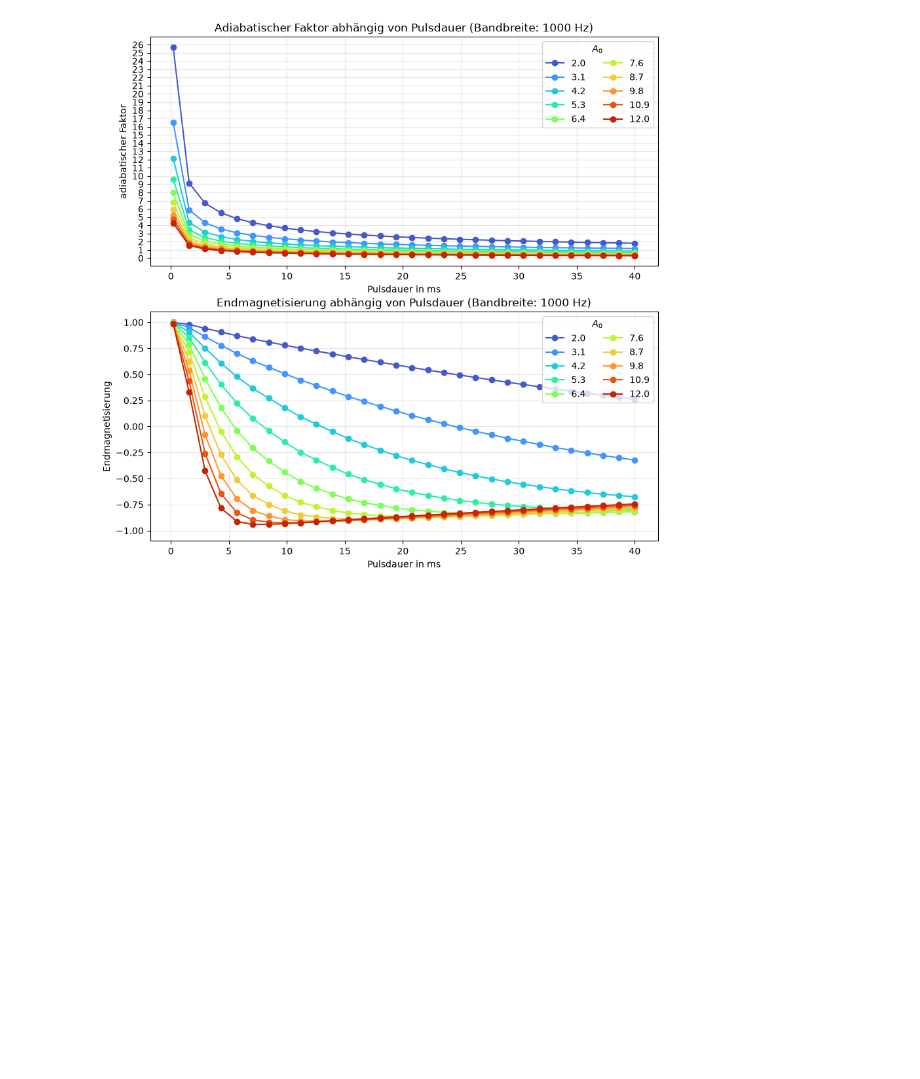
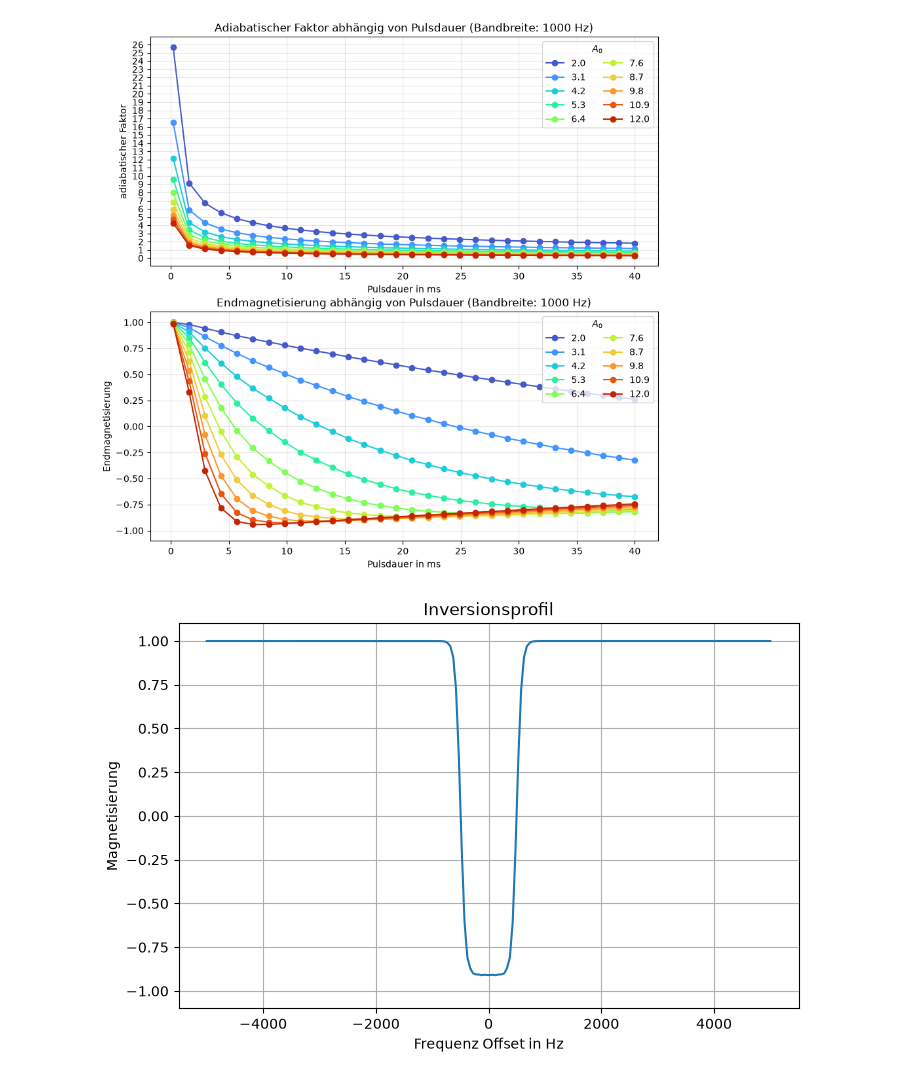
Before and after one commit to viola-schumann/Bloch-hyperbolic-secant, a Jupyter notebook: Sech_Puls_neu.ipynb, the cells around one changed output. Saved outputs shown, nothing was run; the diff lists cells and outputs as text; code cells hidden in the pictures; blank space fills up the shorter version.

Commit message:
erste Schritte Inversionsprofil

```diff
--- a/Sech_Puls_neu.ipynb
+++ b/Sech_Puls_neu.ipynb
@@ -216,7 +224,7 @@ for T_value in T_range:
     ax1[1].set_ylabel(r"$\Delta f$ in Hz")
 
 
-    solutions = solve_ivp(bloch_rot, (t_start, t_end), M0, args=(A0, T_value, sweep_bb, T_1, T_2), t_eval = times)
+    solutions = solve_ivp(bloch_rot, (t_start, t_end), M0, args=(A0, T_value, sweep_bb, T_1, T_2, delta_f), t_eval = times)
     Mzs = solutions.y[2]
 
     ax3.plot(times*1e3, Mzs, label = f"{2*T_value*1e3:.1f}")
@@ -286,7 +294,7 @@ for sweep_value in sweep_range:
     ax1[1].set_ylabel(r"$\Delta f$ in Hz")
 
 
-    solutions = solve_ivp(bloch_rot, (t_start, t_end), M0, args=(A0, T_half, sweep_value, T_1, T_2), t_eval = time_values)
+    solutions = solve_ivp(bloch_rot, (t_start, t_end), M0, args=(A0, T_half, sweep_value, T_1, T_2, delta_f), t_eval = time_values)
     Mzs = solutions.y[2]
 
     ax3.plot(times*1e3, Mzs, label = f"{sweep_value:.0f}")
@@ -350,7 +358,7 @@ for T_value in T_range:
         epsilon = adiabatic(A0_value, T_value, sweep_bb)
         epsilons2.append(epsilon)
 
-        solutions = solve_ivp(bloch_rot, (t_start, t_end), M0, args=(A0_value, T_value, sweep_bb, T_1, T_2), t_eval = times)
+        solutions = solve_ivp(bloch_rot, (t_start, t_end), M0, args=(A0_value, T_value, sweep_bb, T_1, T_2, delta_f), t_eval = times)
         Mzs = solutions.y[2]
 
         last_times = int(0.05 * len(times))
@@ -411,3 +419,31 @@ ax[1].legend(title=r"$A_0$", ncol=2)
 plt.show()
 # %% [output]
 [figure]
+# %%
+# Variation Frequenzoffset
+
+delta_f_range = np.linspace(-5000, 5000, 200)
+
+Mz_end = []
+
+for delta_f_value in delta_f_range:
+    solution = solve_ivp(bloch_rot, (t_start, t_end), M0, args=(A0, T_half, sweep_bb, T_1, T_2, delta_f_value),method="DOP853",
+        rtol=1e-6,
+        atol=1e-9)
+    Mz_end.append(solution.y[2, -1])
+
+Mz_end = np.array(Mz_end)
+# %%
+plt.figure(figsize=(8, 5))
+
+plt.plot(delta_f_range, Mz_end)
+
+plt.xlabel("Frequenz Offset in Hz")
+plt.ylabel("Magnetisierung")
+plt.ylim(-1.1, 1.1)
+plt.title("Inversionsprofil")
+
+plt.grid()
+plt.show()
+# %% [output]
+[figure, added]
```
Also changed, not shown: parts of 5 cells of this notebook.
